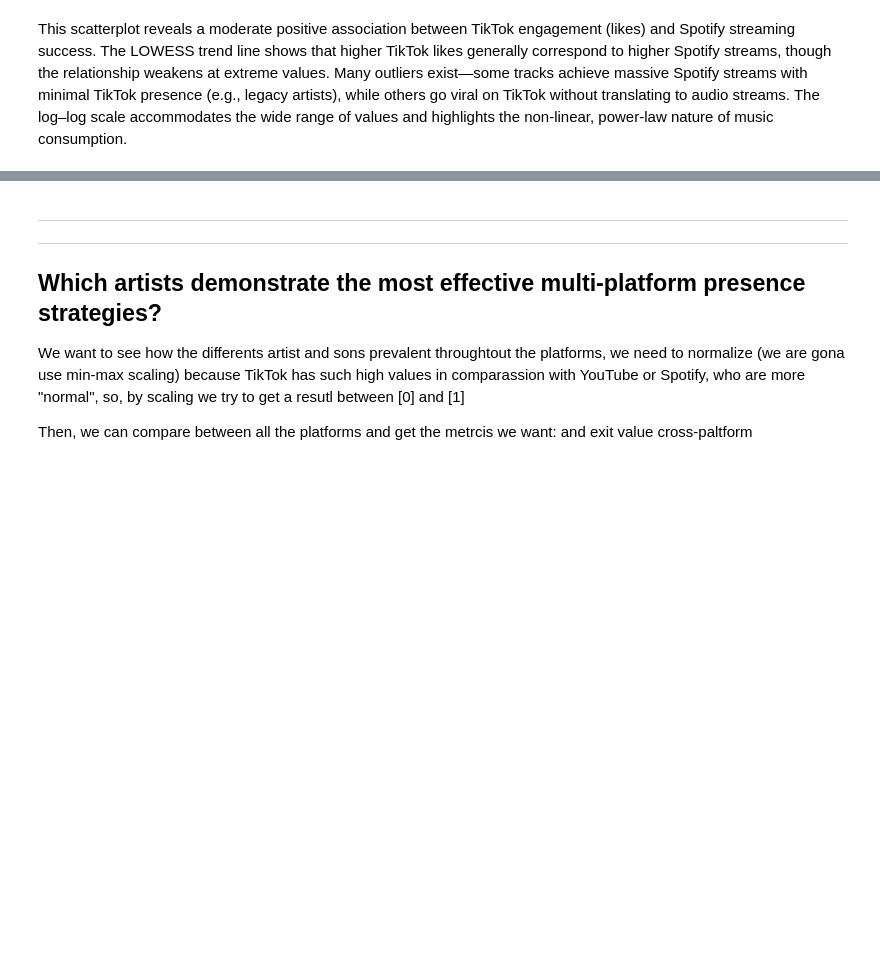
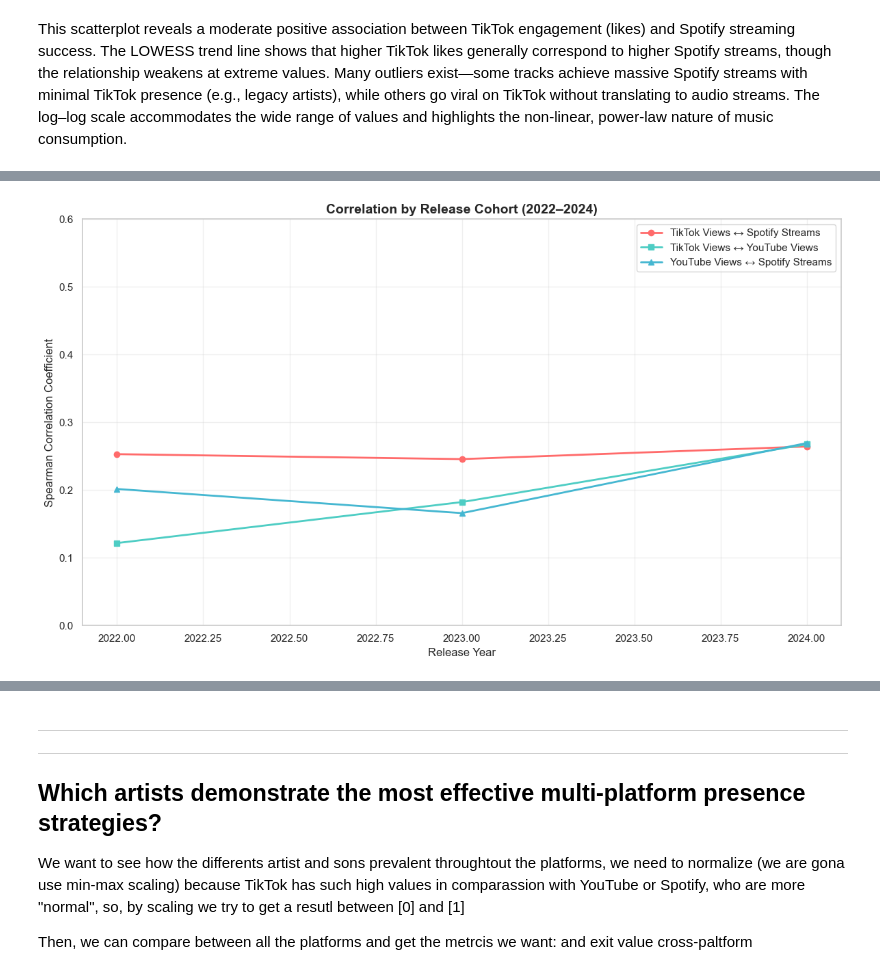
Before and after one commit to iKebb/Ironhack_Project02_SQL, a Jupyter notebook: main.ipynb, the cells around one changed output, grey strips where cells are left out. Drawn from its saved outputs; the diff is of its cells as text; code cells hidden in the pictures; blank space fills up the shorter version.

```diff
--- a/main.ipynb
+++ b/main.ipynb
@@ -721,0 +709,6 @@ This scatterplot reveals a moderate positive association between TikTok engageme
+# %%
+years_of_interest=    [2022, 2023, 2024]
+cohorte_years=        []
+tiktok_spotify_corr=  []
+tiktok_youtube_corr=  []
+youtube_spotify_corr= []
@@ -721,0 +738,26 @@ This scatterplot reveals a moderate positive association between TikTok engageme
+# %%
+plt.figure(figsize=(12, 7))
+plt.plot(cohorte_years, tiktok_spotify_corr, marker='o', label='TikTok Views ↔ Spotify Streams', linewidth=2, color='#FF6B6B')
+plt.plot(cohorte_years, tiktok_youtube_corr, marker='s', label='TikTok Views ↔ YouTube Views', linewidth=2, color='#4ECDC4')
+plt.plot(cohorte_years, youtube_spotify_corr, marker='^', label='YouTube Views ↔ Spotify Streams', linewidth=2, color='#45B7D1')
+
+plt.title('Correlation by Release Cohort (2022–2024)', fontsize=14, fontweight='bold')
+plt.xlabel('Release Year')
+plt.ylabel('Spearman Correlation Coefficient')
+plt.ylim(0, 0.6)
+plt.grid(True, alpha=0.3)
+plt.legend()
+plt.tight_layout()
+plt.show()
+
+summary_df = pd.DataFrame({
+"Release_Year": cohorte_years,
+"TikTok_vs_Spotify": tiktok_spotify_corr,
+"TikTok_vs_YouTube": tiktok_youtube_corr,
+"YouTube_vs_Spotify": youtube_spotify_corr
+})
+
+#print("\nCorrelation by Release Cohort:")
+#print(summary_df.round(3))
+# %% [output]
+[figure, added]
```
Also changed, not shown: parts of 11 cells of this notebook, 2 other files.
